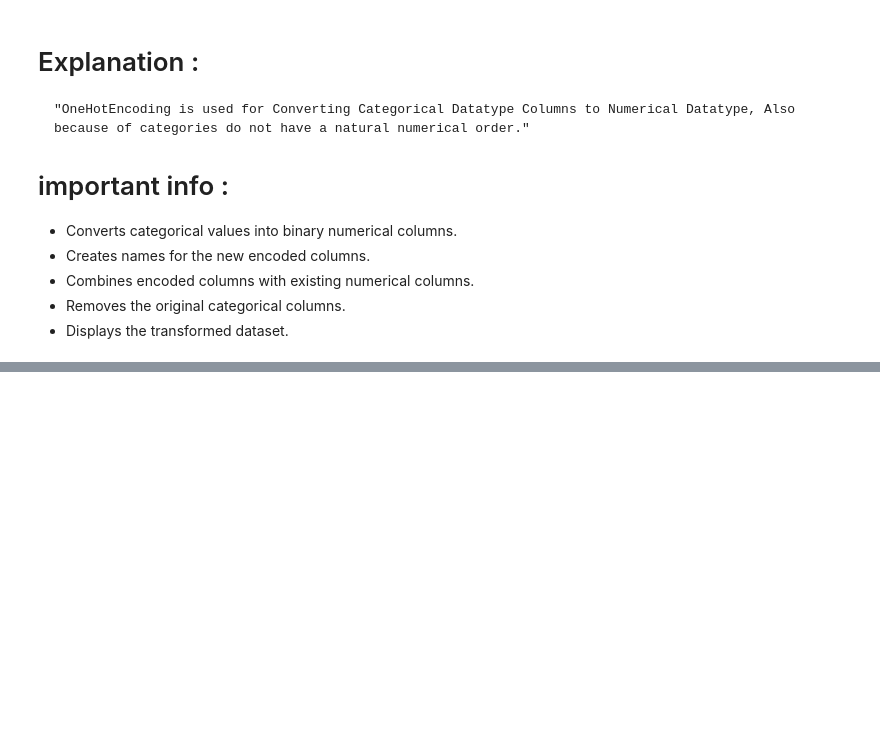
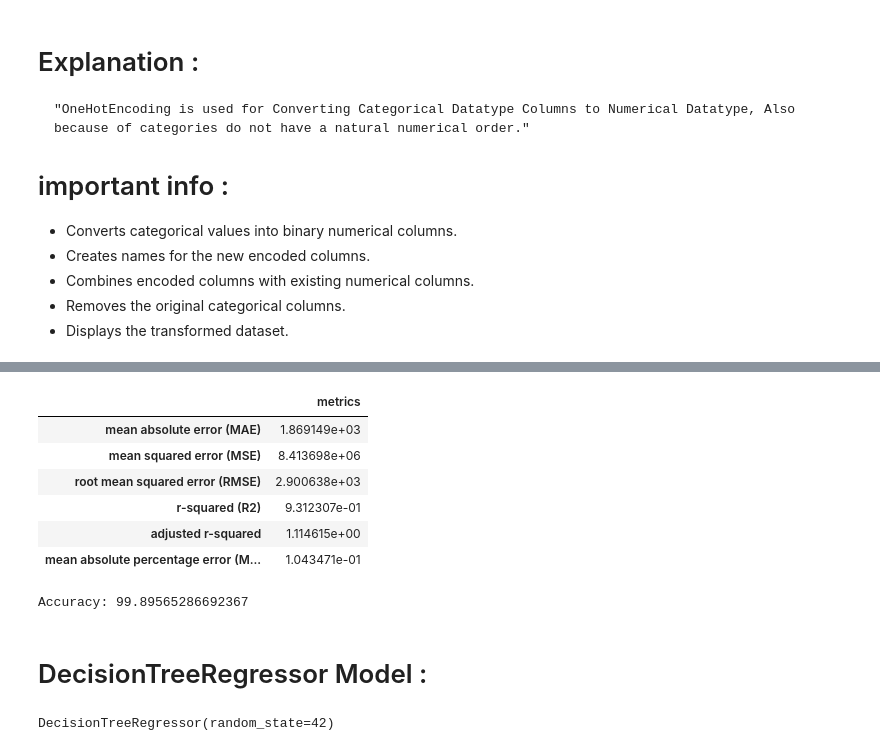
Before and after one commit to AmitParmar20/Car-s_Price_Prediction_ML_Model, a Jupyter notebook: Car's_Price_rediction_Model.ipynb, the cells around one changed output, grey strips where cells are left out. Cells and saved outputs as stored; diff of their text form; code cells hidden in the pictures; blank space fills up the shorter version.

```diff
--- a/Car's_Price_rediction_Model.ipynb
+++ b/Car's_Price_rediction_Model.ipynb
@@ -330,0 +417,42 @@ df.head()
+# %%
+rf_predictions = rf_model.predict(df_test_x)
+# %%
+mae = mean_absolute_error(df_test_y,rf_predictions)
+mse = mean_squared_error(df_test_y,rf_predictions)
+rmse = np.sqrt(mse)
+r2 = r2_score(df_test_y,rf_predictions)
+mape = mean_absolute_percentage_error(df_test_y,rf_predictions)
+
+# Adjested R-squered calculation :
+adjusted_r2 = 1 - (1 - r2) * (len(df_test_y) - 1) / (len(df_test_y) - df_test_x.shape[1] - 1)
+# %%
+rf_metrics = {"mean absolute error (MAE)": mae,
+              "mean squared error (MSE)": mse,
+              "root mean squared error (RMSE)": rmse,
+              "r-squared (R2)": r2,
+              "adjusted r-squared": adjusted_r2,
+              "mean absolute percentage error (MAPE)": mape}
+
+# reporting the metrics
+
+report = pd.DataFrame(rf_metrics,index=["metrics"]).T
+report
+# %% [output]
+|  | metrics |
+| mean absolute error (MAE) | 1.869149e+03 |
+| mean squared error (MSE) | 8.413698e+06 |
+| root mean squared error (RMSE) | 2.900638e+03 |
+| r-squared (R2) | 9.312307e-01 |
+| adjusted r-squared | 1.114615e+00 |
+| mean absolute percentage error (M... | 1.043471e-01 |
+# %%
+accuracy = 100 -mape
+print("\nAccuracy:", accuracy)
+# %% [output]
+Accuracy: 99.89565286692367
+# %% [markdown]
+# DecisionTreeRegressor Model :
+# %%
+dt_model.fit(df_train_x,df_train_y)
+# %% [output]
+DecisionTreeRegressor(random_state=42)
```
Also changed, not shown: parts of 19 cells of this notebook.
